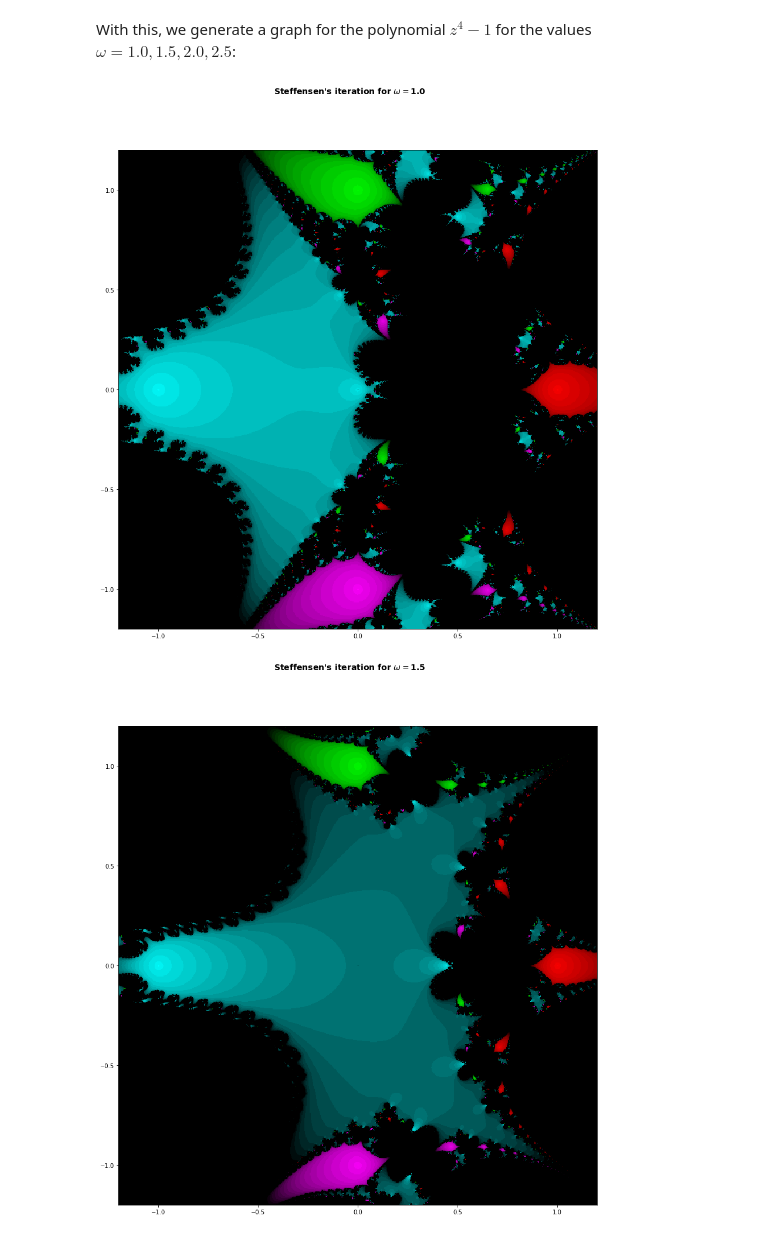
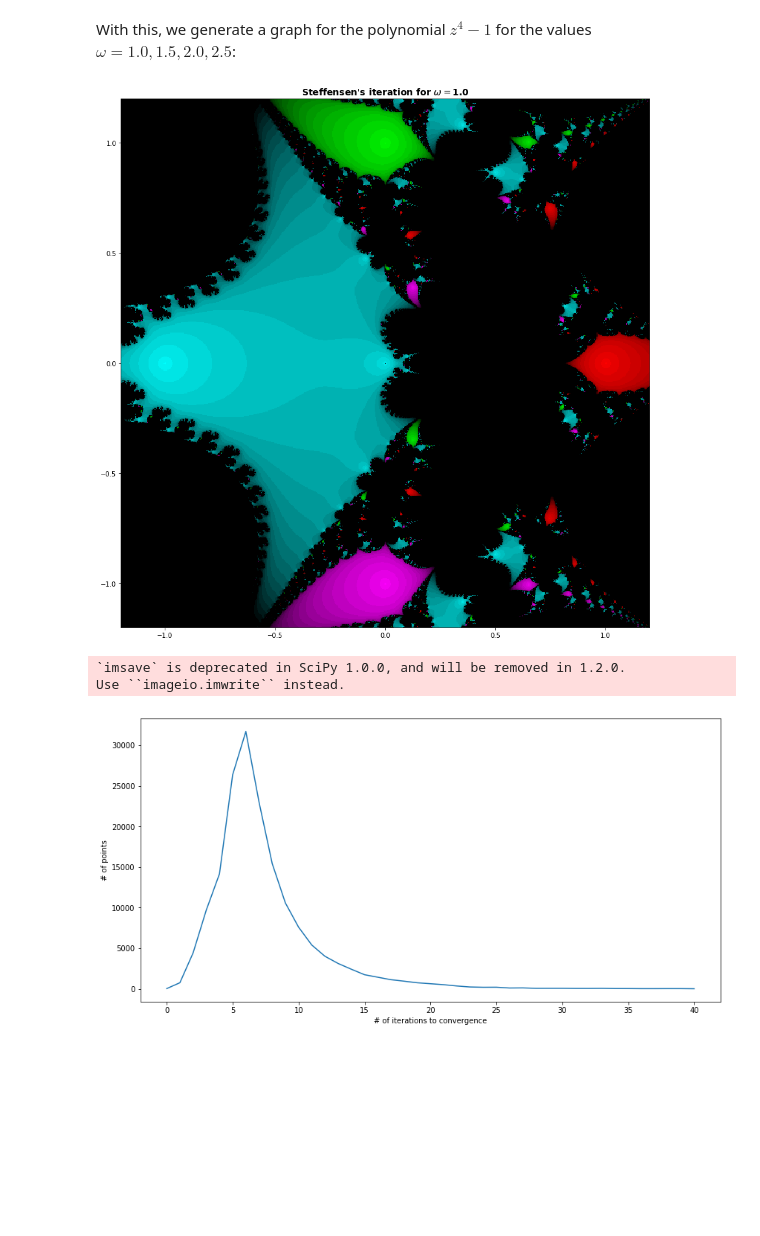
Before and after one commit to robingzk/m387_lab1, a Jupyter notebook: newton.ipynb, the cells around one changed output. Saved outputs shown, nothing was run; the diff lists cells and outputs as text; code cells hidden in the pictures; blank space fills up the shorter version.

```diff
--- a/newton.ipynb
+++ b/newton.ipynb
@@ -199,7 +204,8 @@ Use ``imageio.imwrite`` instead.
 # Generate the Steffensen's iteration corresponding to f
 # with parameter omega.
 def steffensen(f, omega=1.0):
-    phi = lambda z: z - (omega*f(z)*f(z))/(f(z+omega*f(z))-f(z))
+    def phi(z):
+        return z - (omega*f(z)*f(z))/(f(z+omega*f(z))-f(z))
     return phi
 # %% [markdown]
 With this, we generate a graph for the polynomial $z^4 - 1$ for the values $\omega=1.0,1.5,2.0,2.5$:
@@ -223,39 +229,41 @@ f = 1./sit
 omegas = [1.0, 1.5, 2.0, 2.5]
 for omega in omegas:
     phi = steffensen(lambda z: z*z*z*z - 1, omega)
     img = np.zeros((imgy,imgx,3))
     for i in range(imgy):
         for j in range(imgx):
             x=xmin+a*j
             y=ymax-b*i
             z0=complex(x,y)
             for k in range(maxit):
                 if abs(z0)<eps:
                     h[maxit]+=1
                     break
                 z=phi(z0)
                 con=False
                 for l in range(len(zz)):
                     if abs(z-zz[l])<eps:
                         con=True
                         break
                 if(con):
                     # modified
                     img[i,j]=[max(0, (sit-k)*f*c) for c in cc[l]]
                     h[k]+=1
                     break
                 z0=z
             if k==maxit: h[maxit]+=1
     fig = plt.figure(figsize=(15,15))
-    fig.suptitle(r"Steffensen's iteration for $\omega=$%.1f" % omega, fontsize=14, fontweight='bold')
+    plt.title(r"Steffensen's iteration for $\omega=$%.1f" % omega, fontsize=14, fontweight='bold')
     plt.imshow(img,extent=[xmin,xmax,ymin,ymax])
     plt.show()
-    #scipy.misc.imsave('newt.png', img)
-    #plt.figure(figsize=(14,7))
-    #plt.plot(range(maxit+1),h)
-    #plt.xlabel('# of iterations to convergence')
-    #plt.ylabel('# of points')
-    #plt.show()
+    scipy.misc.imsave('newt.png', img)
+    plt.figure(figsize=(14,7))
+    plt.plot(range(maxit+1),h)
+    plt.xlabel('# of iterations to convergence')
+    plt.ylabel('# of points')
+    plt.show()
 # %% [output]
-[figure, old version]
+[figure, new version]
+`imsave` is deprecated in SciPy 1.0.0, and will be removed in 1.2.0.
+Use ``imageio.imwrite`` instead.
-[figure, old version]
+[figure, new version]
```
Also changed, not shown: parts of 5 cells of this notebook, 2 other files.
